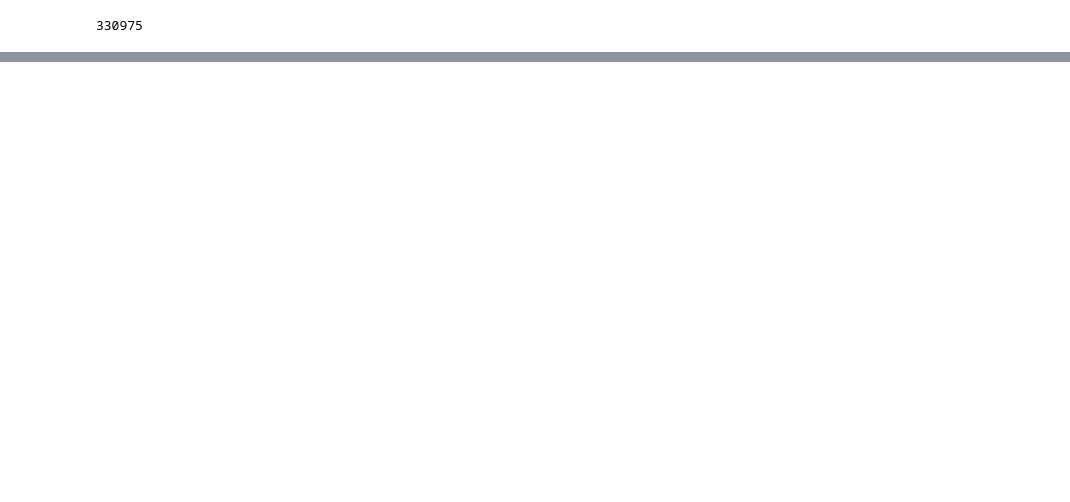
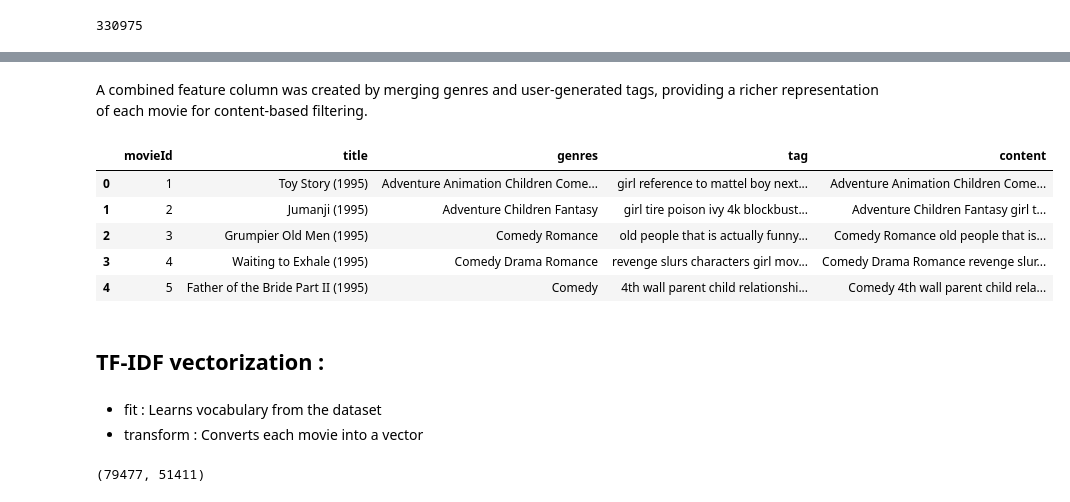
Before and after one commit to nouralahmad89-crypto/Machine-Learning-Nour-Alahmad, a Jupyter notebook: Laboration1/lab1.ipynb, the cells around one changed output, grey strips where cells are left out. Drawn from its saved outputs; the diff is of its cells as text; code cells hidden in the pictures; blank space fills up the shorter version.

```diff
--- a/Laboration1/lab1.ipynb
+++ b/Laboration1/lab1.ipynb
@@ -153,0 +249,6 @@ ratings["userId"].nunique()
+# %%
+tag_data = tags.groupby('movieId')['tag'].apply(
+    lambda x: ' '.join(set(str(t).lower().strip() for t in x if pd.notna(t)))
+) # For each movie → clean tags → remove duplicates → combine into one string
+
+tag_data.head()
@@ -153,0 +263,3 @@ ratings["userId"].nunique()
+# %%
+movies = movies.merge(tag_data, on='movieId', how='left') # merge with movies
+movies.head()
@@ -153,0 +273,2 @@ ratings["userId"].nunique()
+# %%
+movies['content'] = movies['genres'] + " " + movies['tag'] # add a new column 'content' includes both genre and tags
@@ -153,0 +284,26 @@ ratings["userId"].nunique()
+# %% [markdown]
+A combined feature column was created by merging genres and user-generated tags, providing a richer representation of each movie for content-based filtering.
+# %%
+# Replace '|' with spaces so genres can be treated as separate words in TF-IDF
+movies['genres'] = movies['genres'].str.replace('|', ' ', regex=False)
+
+# Make sure genres and tags contain strings, not missing values
+movies['genres'] = movies['genres'].fillna('')
+movies['tag'] = movies['tag'].fillna('')
+
+# Recreate the combined content column
+movies['content'] = movies['genres'] + ' ' + movies['tag']
+
+# Make sure content has no missing values
+movies['content'] = movies['content'].fillna('')
+
+movies.head()
+# %% [output]
+|  | movieId | title | genres | tag | content |
+| 0 | 1 | Toy Story (1995) | Adventure Animation Children Come... | girl reference to mattel boy next... | Adventure Animation Children Come... |
+| 1 | 2 | Jumanji (1995) | Adventure Children Fantasy | girl tire poison ivy 4k blockbust... | Adventure Children Fantasy girl t... |
+| 2 | 3 | Grumpier Old Men (1995) | Comedy Romance | old people that is actually funny... | Comedy Romance old people that is... |
+| 3 | 4 | Waiting to Exhale (1995) | Comedy Drama Romance | revenge slurs characters girl mov... | Comedy Drama Romance revenge slur... |
+| 4 | 5 | Father of the Bride Part II (1995) | Comedy | 4th wall parent child relationshi... | Comedy 4th wall parent child rela... |
+# %% [markdown]
+## **TF-IDF vectorization :**
@@ -153,0 +317,7 @@ ratings["userId"].nunique()
+# %% [markdown]
+- fit : Learns vocabulary from  the dataset
+- transform : Converts each movie into a vector
+# %%
+tfidf_matrix.shape
+# %% [output]
+(79477, 51411)
```
Also changed, not shown: parts of 33 cells of this notebook, 1 other file.
